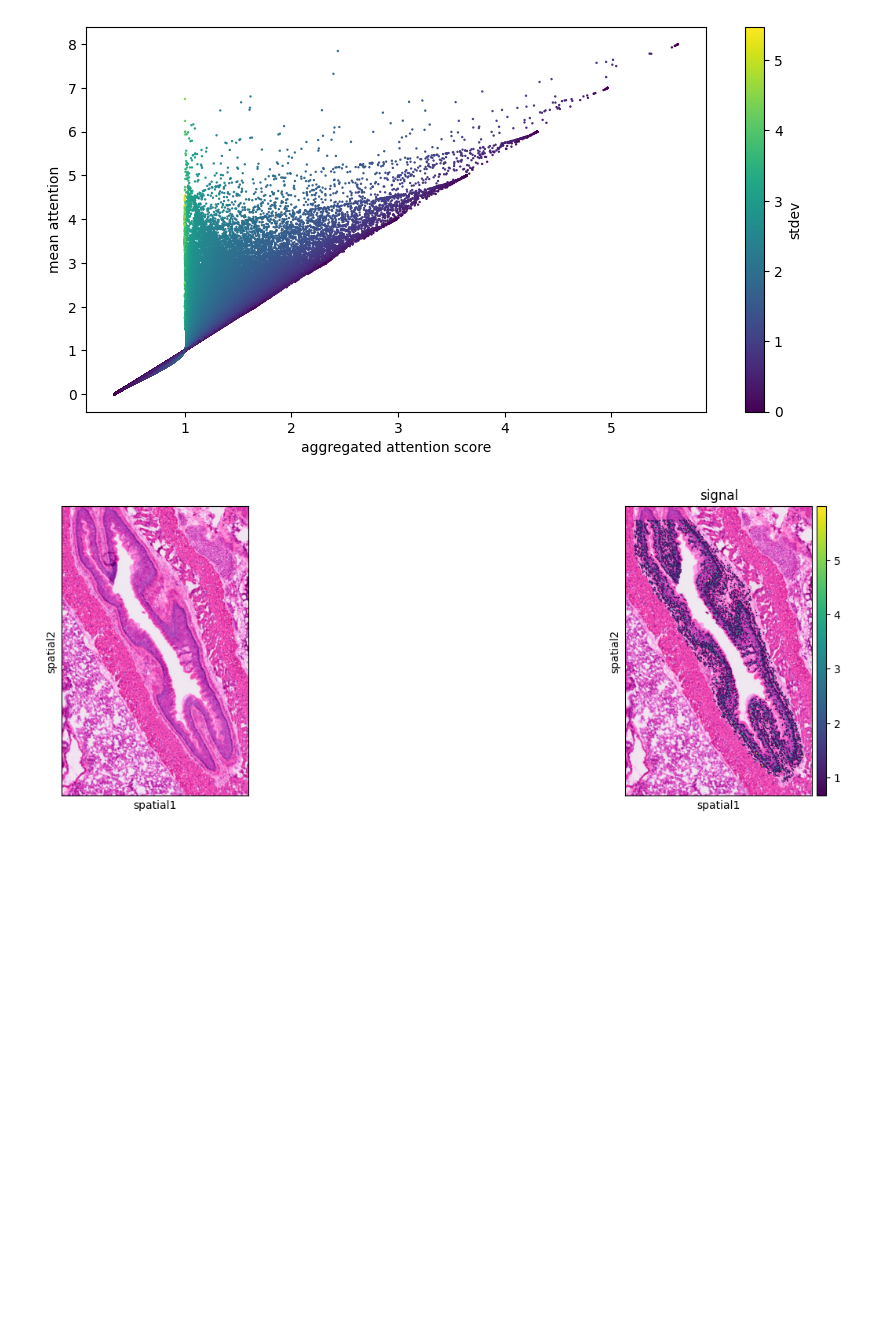
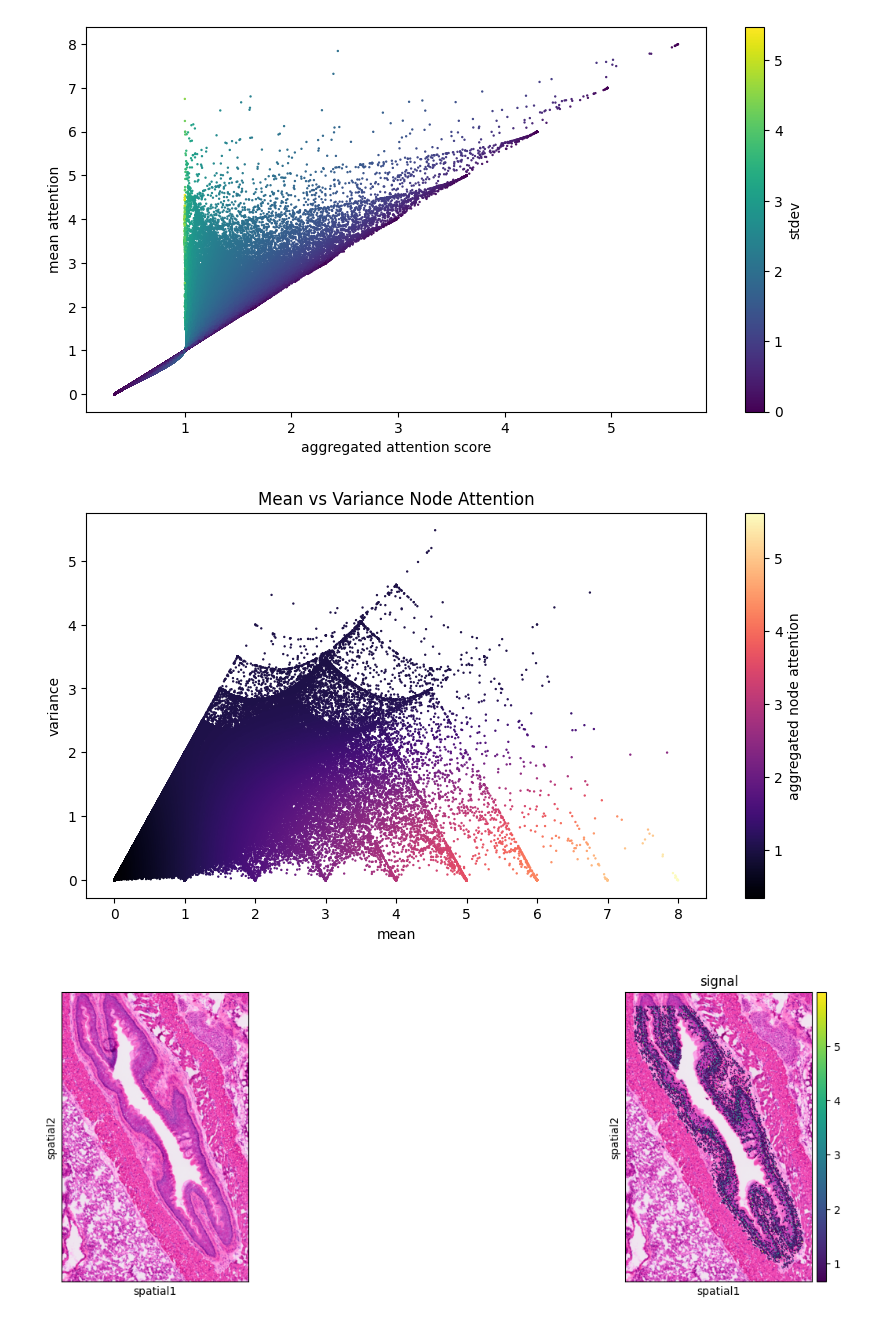
Before and after one commit to Talavera-Lopez-Lab/SocialNichesHD, a Jupyter notebook: 0-Preprocessing/4-NicheCompass_Downstream.ipynb, the cells around one changed output. Drawn from its saved outputs; the diff is of its cells as text; code cells hidden in the pictures; blank space fills up the shorter version.

Commit message:
mean v variance c aggregate scatter plot

```diff
--- a/0-Preprocessing/4-NicheCompass_Downstream.ipynb
+++ b/0-Preprocessing/4-NicheCompass_Downstream.ipynb
@@ -174,3 +174,19 @@ plt.ylabel("mean attention")
 plt.show()
 # %% [output]
 [figure]
+# %%
+plt.figure(figsize=(10, 5))
+scatter = plt.scatter(
+    x=node_attention_per_head.mean(axis=0),
+    y=node_attention_per_head.std(axis=0),
+    s=0.5,
+    c=node_attention_aggregated,
+    cmap='magma'
+)
+plt.colorbar(scatter, label='aggregated node attention')
+plt.xlabel("mean")
+plt.ylabel("variance")
+plt.title("Mean vs Variance Node Attention")
+plt.show()
+# %% [output]
+[figure, added]
```
Also changed, not shown: parts of 1 cell of this notebook.
